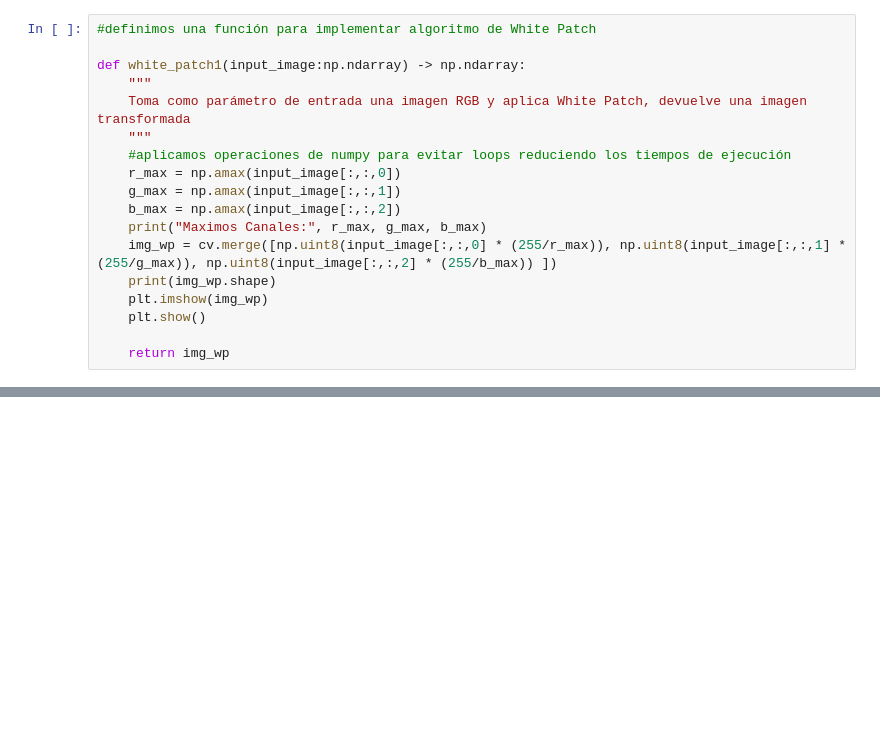
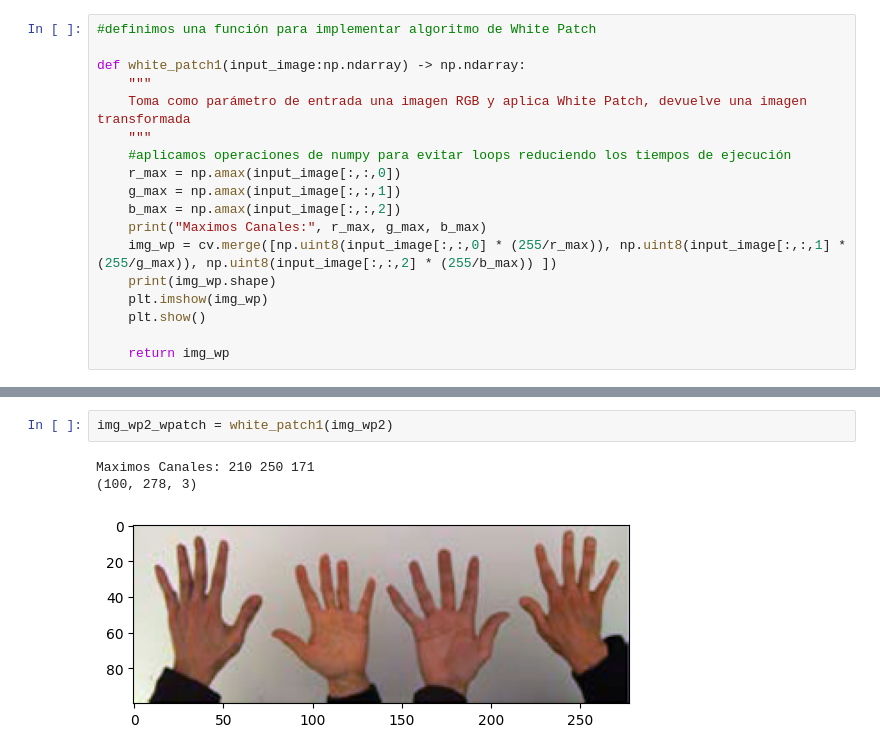
Before and after one commit to Andres-LM/entregas_vp1, a Jupyter notebook: TP1/tp1_parte1_andres_merli.ipynb, the cells around one changed output, grey strips where cells are left out. Cells and saved outputs as stored; diff of their text form; blank space fills up the shorter version.

```diff
--- a/TP1/tp1_vp1_andres_merli.ipynb
+++ b/TP1/tp1_parte1_andres_merli.ipynb
@@ -132,0 +139,6 @@ def white_patch1(input_image:np.ndarray) -> np.ndarray:
+# %%
+img_wp2_wpatch = white_patch1(img_wp2)
+# %% [output]
+Maximos Canales: 210 250 171
+(100, 278, 3)
+[figure, added]
```
Also changed, not shown: parts of 18 cells of this notebook.
